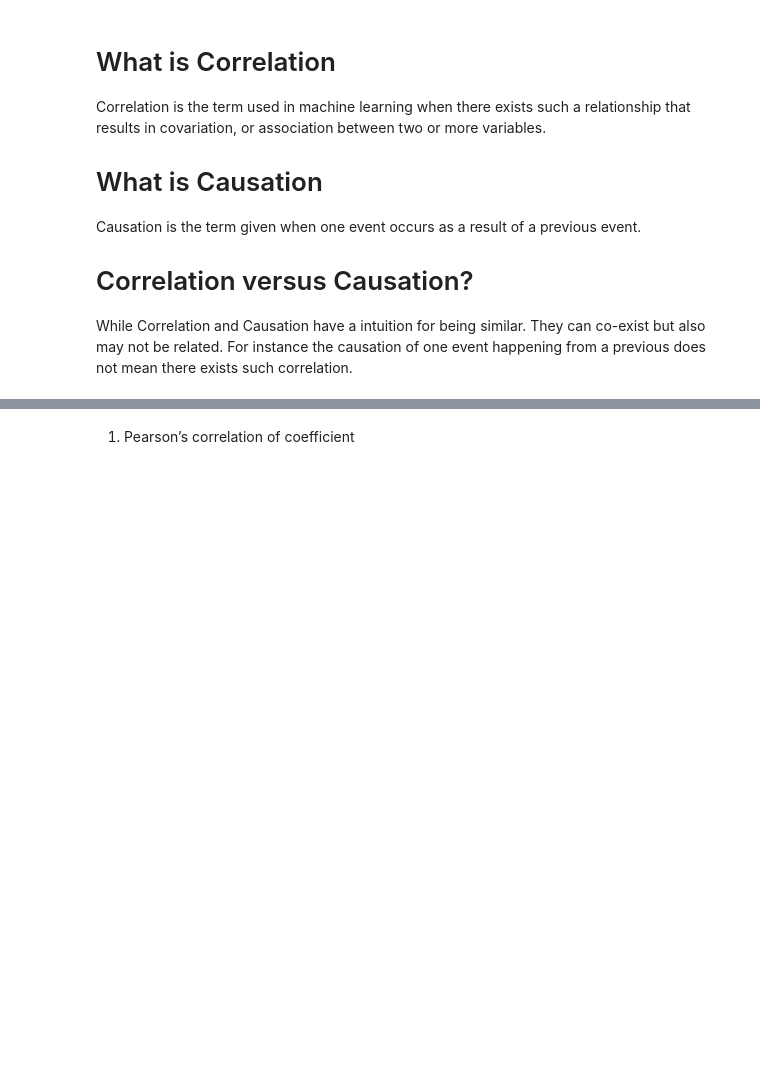
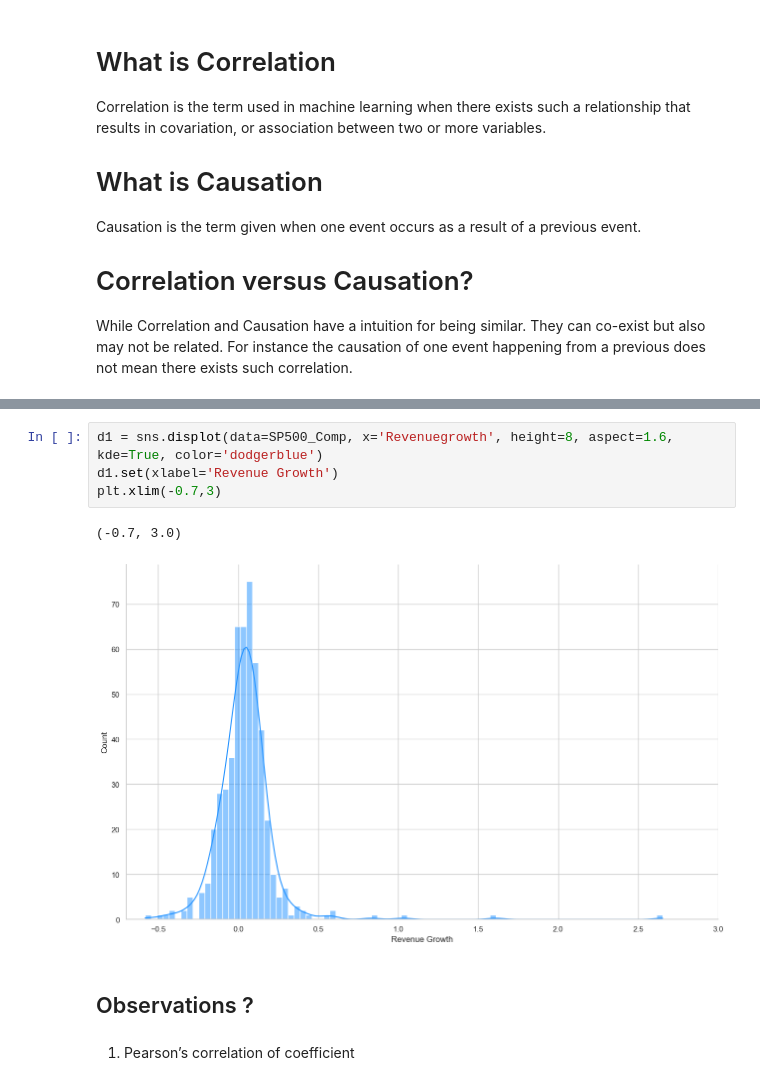
Before and after one commit to aevilla160/qfs_ml_workshop, a Jupyter notebook: nightly.ipynb, the cells around one changed output, grey strips where cells are left out. Drawn from its saved outputs; the diff is of its cells as text; blank space fills up the shorter version.

```diff
--- a/nightly.ipynb
+++ b/nightly.ipynb
@@ -32,2 +78,11 @@ While Correlation and Causation have a intuition for being similar. They can co-
+# %%
+d1 = sns.displot(data=SP500_Comp, x='Revenuegrowth', height=8, aspect=1.6, kde=True, color='dodgerblue')
+d1.set(xlabel='Revenue Growth')
+plt.xlim(-0.7,3)
+# %% [output]
+(-0.7, 3.0)
+[figure, added]
+# %% [markdown]
+## Observations ?
 # %% [markdown]
 1. Pearson’s correlation of coefficient
```
Also changed, not shown: parts of 11 cells of this notebook.
